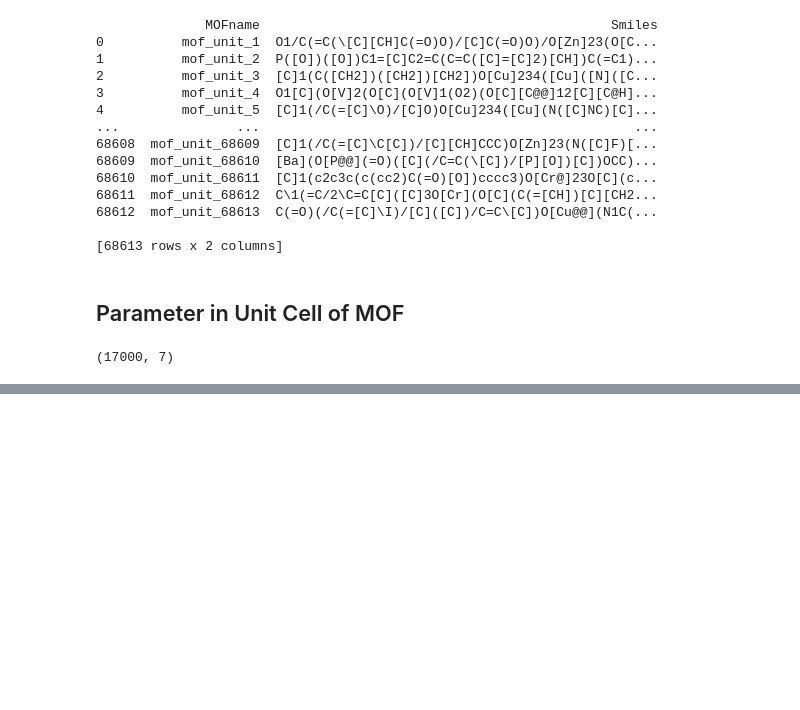
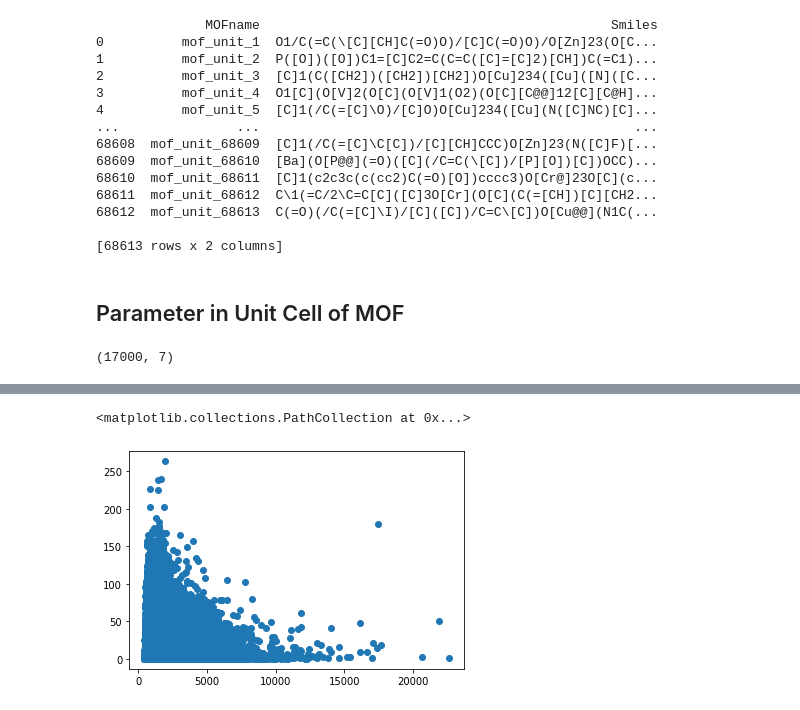
Before and after one commit to NewGamezzz/TMLCC, a Jupyter notebook: visualize.ipynb, the cells around one changed output, grey strips where cells are left out. Cells and saved outputs as stored; diff of their text form; code cells hidden in the pictures; blank space fills up the shorter version.

```diff
--- a/visualize.ipynb
+++ b/visualize.ipynb
@@ -331,0 +397,5 @@ df_join = df.join(df_paramdd.set_index('MOFname'), on='MOFname')
+# %%
+plt.scatter(df['weight [u]'], error)
+# %% [output]
+<matplotlib.collections.PathCollection at 0x...>
+[figure, added]
```
Also changed, not shown: parts of 8 cells of this notebook, 28 other files.
